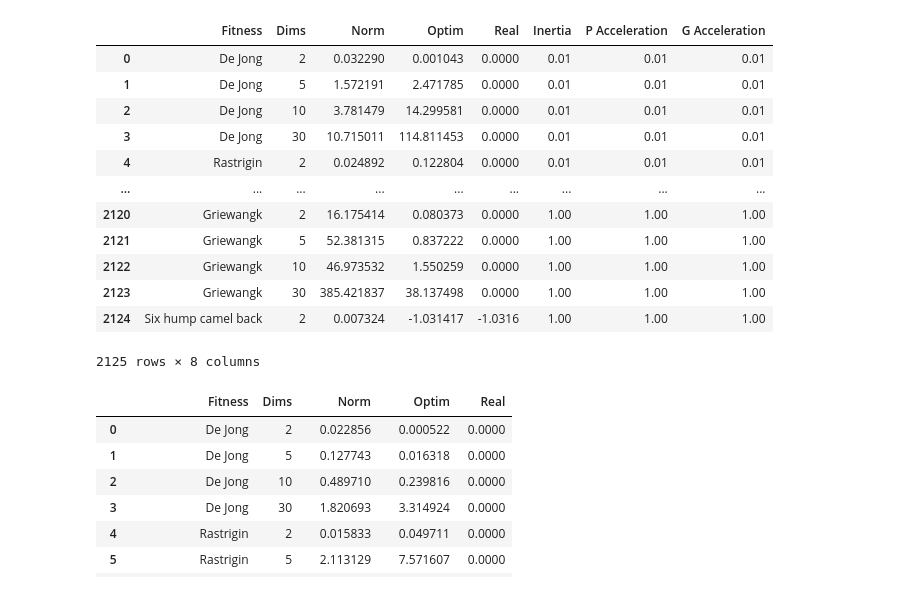
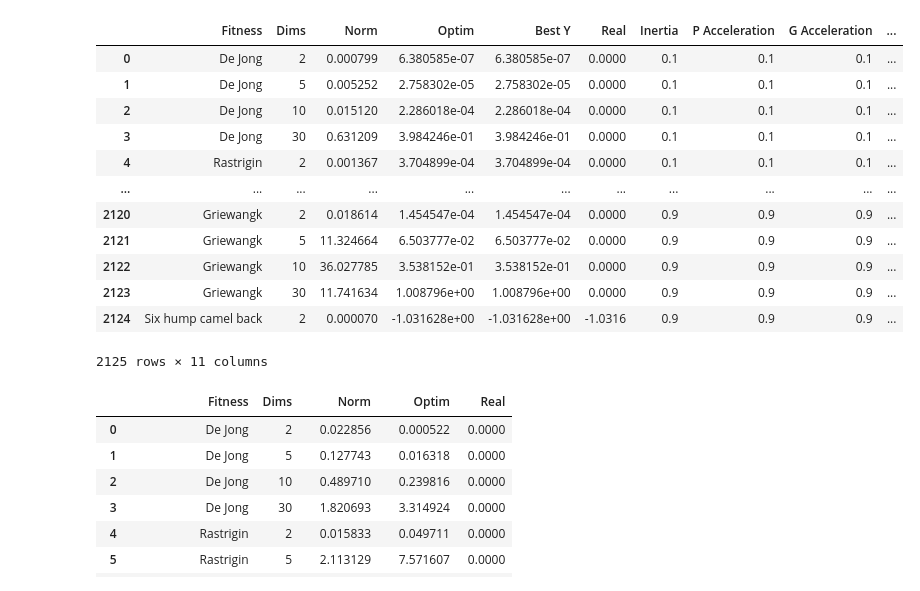
Before and after one commit to StrugariStefan/PSO, a Jupyter notebook: Particle Swarm Optimization.ipynb, the cells around one changed output. Cells and saved outputs as stored; diff of their text form; code cells hidden in the pictures.

```diff
--- a/Particle Swarm Optimization.ipynb
+++ b/Particle Swarm Optimization.ipynb
@@ -45,12 +45,12 @@ dims = [2, 5, 10 ,30]
 
 results = []
 
-inertia = [1e-2, 5e-2, 1e-1, 5e-1, 1]
-pacc = [1e-2, 5e-2, 1e-1, 5e-1, 1]
-gacc = [1e-2, 5e-2, 1e-1, 5e-1, 1]
+inertia = [1e-1, 3e-1, 5e-1, 7e-1, 9e-1]
+pacc = [1e-1, 3e-1, 5e-1, 7e-1, 9e-1]
+gacc = [1e-1, 3e-1, 5e-1, 7e-1, 9e-1]
 
-iterations = 10
-population_size = 5000
+iterations = 100
+population_size = 1000
 
 for w1 in inertia :
     for w2 in pacc :
@@ -61,41 +61,55 @@ for w1 in inertia :
                 if ff_name != SIX_HUMP_CAMEL_BACK :
                     for d in dims :
                         dom = get_domain(ff[DOMAIN], d)
-                        g = pso(ff[FITNESS], dom, w1 = w1, w2 = w2, w3 = w3, T_MAX = iterations, population_size = population_size)
+                        g, g_list = pso(ff[FITNESS], dom, w1 = w1, w2 = w2, w3 = w3, T_MAX = iterations, population_size = population_size)
+                        g_list = np.array(g_list)
                         dist = np.linalg.norm(g-np.array([ff[OPTIMX]] * d))
+
+                        g_index = np.argmin(np.apply_along_axis(ff[FITNESS], axis = 1, arr = g_list))
+                        gb = g_list[g_index].copy()
 
                         result_d = {
                             'Fitness': ff_name,
                             'Dims': d,
                             'Norm': dist,
                             'Optim': ff[FITNESS](g),
+                            'Best Y': ff[FITNESS](gb),
                             'Real': ff[OPTIMY],
                             'Inertia': w1,
                             'P Acceleration': w2,
-                            'G Acceleration': w3
+                            'G Acceleration': w3,
+                            'X': g,
+                            'Best X': gb
                         }
                         results.append(result_d)
 
             ff = fitness_functions[SIX_HUMP_CAMEL_BACK]
             dom = np.array(ff[DOMAIN])
-            g = pso(ff[FITNESS], dom, w1 = w1, w2 = w2, w3 = w3, T_MAX = iterations, population_size = population_size)
+            g, g_list = pso(ff[FITNESS], dom, w1 = w1, w2 = w2, w3 = w3, T_MAX = iterations, population_size = population_size)
+            g_list = np.array(g_list)
             dist = min(np.linalg.norm(g-np.array(ff[OPTIMX][0])), np.linalg.norm(g-np.array(ff[OPTIMX][1])))
+
+            g_index = np.argmin(np.apply_along_axis(ff[FITNESS], axis = 1, arr = g_list))
+            gb = g_list[g_index].copy()
 
             result_d = {
                 'Fitness': SIX_HUMP_CAMEL_BACK,
                 'Dims': 2,
                 'Norm': dist,
                 'Optim': ff[FITNESS](g),
+                'Best Y': ff[FITNESS](gb),
                 'Real': ff[OPTIMY],
                 'Inertia': w1,
                 'P Acceleration': w2,
-                'G Acceleration': w3
+                'G Acceleration': w3,
+                'X': g,
+                'Best X': gb
             }
             results.append(result_d)
             print (w1, w2, w3)
 
 rdf = pd.DataFrame(results)
 display(rdf)
-file_name = 't' + str(iterations) + '-p' + str(population_size) + '.pkl'
+file_name = 'i' + str(iterations) + '-p' + str(population_size) + '-g' + str(len(inertia) * len(pacc) * len(gacc)) + '.pkl'
 rdf.to_pickle(file_name)
 # %% [output]
@@ -119,16 +133,16 @@ rdf.to_pickle(file_name)
-|  | Fitness | Dims | Norm | Optim | Real | Inertia | P Acceleration | G Acceleration |
-| 0 | De Jong | 2 | 0.032290 | 0.001043 | 0.0000 | 0.01 | 0.01 | 0.01 |
-| 1 | De Jong | 5 | 1.572191 | 2.471785 | 0.0000 | 0.01 | 0.01 | 0.01 |
-| 2 | De Jong | 10 | 3.781479 | 14.299581 | 0.0000 | 0.01 | 0.01 | 0.01 |
-| 3 | De Jong | 30 | 10.715011 | 114.811453 | 0.0000 | 0.01 | 0.01 | 0.01 |
-| 4 | Rastrigin | 2 | 0.024892 | 0.122804 | 0.0000 | 0.01 | 0.01 | 0.01 |
-| ... | ... | ... | ... | ... | ... | ... | ... | ... |
-| 2120 | Griewangk | 2 | 16.175414 | 0.080373 | 0.0000 | 1.00 | 1.00 | 1.00 |
-| 2121 | Griewangk | 5 | 52.381315 | 0.837222 | 0.0000 | 1.00 | 1.00 | 1.00 |
-| 2122 | Griewangk | 10 | 46.973532 | 1.550259 | 0.0000 | 1.00 | 1.00 | 1.00 |
-| 2123 | Griewangk | 30 | 385.421837 | 38.137498 | 0.0000 | 1.00 | 1.00 | 1.00 |
-| 2124 | Six hump camel back | 2 | 0.007324 | -1.031417 | -1.0316 | 1.00 | 1.00 | 1.00 |
+|  | Fitness | Dims | Norm | Optim | Best Y | Real | Inertia | P Acceleration | G Acceleration | ... |
+| 0 | De Jong | 2 | 0.000799 | 6.380585e-07 | 6.380585e-07 | 0.0000 | 0.1 | 0.1 | 0.1 | ... |
+| 1 | De Jong | 5 | 0.005252 | 2.758302e-05 | 2.758302e-05 | 0.0000 | 0.1 | 0.1 | 0.1 | ... |
+| 2 | De Jong | 10 | 0.015120 | 2.286018e-04 | 2.286018e-04 | 0.0000 | 0.1 | 0.1 | 0.1 | ... |
+| 3 | De Jong | 30 | 0.631209 | 3.984246e-01 | 3.984246e-01 | 0.0000 | 0.1 | 0.1 | 0.1 | ... |
+| 4 | Rastrigin | 2 | 0.001367 | 3.704899e-04 | 3.704899e-04 | 0.0000 | 0.1 | 0.1 | 0.1 | ... |
+| ... | ... | ... | ... | ... | ... | ... | ... | ... | ... | ... |
+| 2120 | Griewangk | 2 | 0.018614 | 1.454547e-04 | 1.454547e-04 | 0.0000 | 0.9 | 0.9 | 0.9 | ... |
+| 2121 | Griewangk | 5 | 11.324664 | 6.503777e-02 | 6.503777e-02 | 0.0000 | 0.9 | 0.9 | 0.9 | ... |
+| 2122 | Griewangk | 10 | 36.027785 | 3.538152e-01 | 3.538152e-01 | 0.0000 | 0.9 | 0.9 | 0.9 | ... |
+| 2123 | Griewangk | 30 | 11.741634 | 1.008796e+00 | 1.008796e+00 | 0.0000 | 0.9 | 0.9 | 0.9 | ... |
+| 2124 | Six hump camel back | 2 | 0.000070 | -1.031628e+00 | -1.031628e+00 | -1.0316 | 0.9 | 0.9 | 0.9 | ... |
-2125 rows × 8 columns
+2125 rows × 11 columns
 # %%
 rdf.to_pickle('.\\t20-p500-0.2-0.2-0.2.pkl')
 # %%
```
Also changed, not shown: parts of 5 cells of this notebook, 4 other files.
